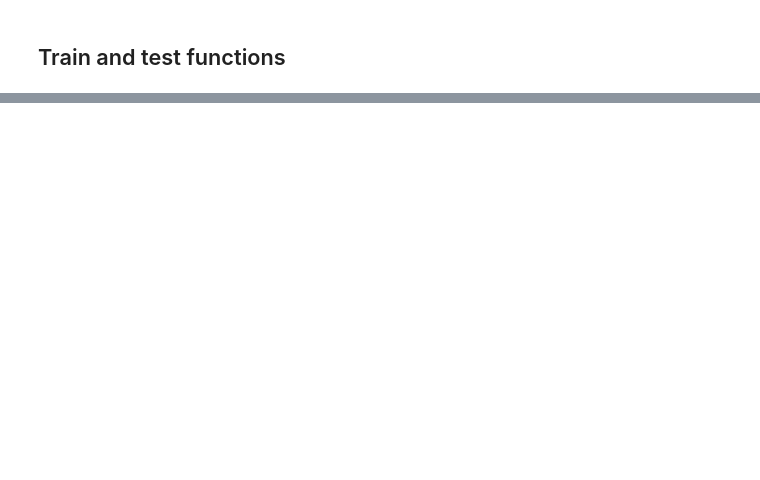
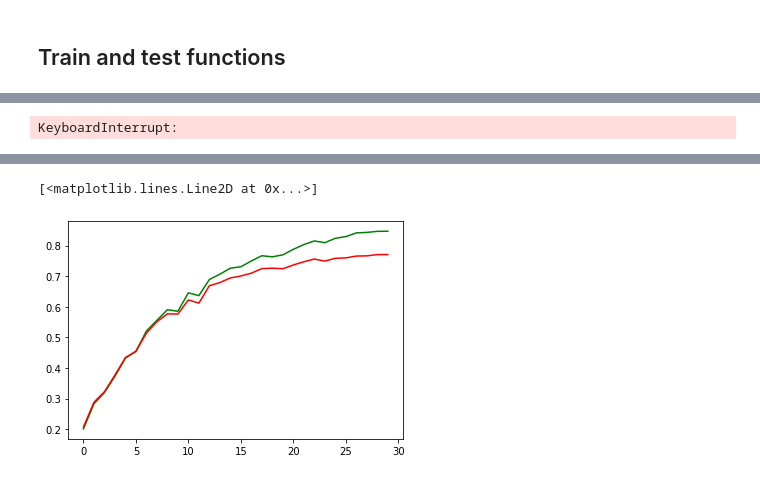
Before and after one commit to ThomScottW/CIFAR_CNNs, a Jupyter notebook: Experiments.ipynb, the cells around one changed output, grey strips where cells are left out. Drawn from its saved outputs; the diff is of its cells as text; code cells hidden in the pictures; blank space fills up the shorter version.

```diff
--- a/Experiments.ipynb
+++ b/Experiments.ipynb
@@ -300,0 +419,7 @@ train(CIFAR_Medium_CNN(), 20, 0.05, cifar_train_dl, cifar_test_dl)
+# %%
+train_accs, test_accs = train(CIFAR_Medium_BatchNorm_CNN(), 30, 0.05, cifar_train_dl, cifar_test_dl, scheduler=True)
+plt.plot(train_accs, c='green')
+plt.plot(test_accs, c='red')
+plt.show()
+# %% [output]
+KeyboardInterrupt:
@@ -301,2 +436,7 @@ train(CIFAR_Medium_CNN(), 20, 0.05, cifar_train_dl, cifar_test_dl)
 # %%
-train(CIFAR_Medium_BatchNorm_CNN(), 30, 0.05, cifar_train_dl, cifar_test_dl)
+train(CIFAR_High_CNN(), 30, 0.05, cifar_train_dl, cifar_test_dl, scheduler=True)
+# %%
+train_accs, test_accs = train(ConvNet(), 30, 0.05, cifar_train_dl, cifar_test_dl, scheduler=True)
+plt.plot(train_accs, c='green')
+plt.plot(test_accs, c='red')
+# %% [output]
@@ -302,0 +445,2 @@ train(CIFAR_Medium_BatchNorm_CNN(), 30, 0.05, cifar_train_dl, cifar_test_dl)
+[<matplotlib.lines.Line2D at 0x...>]
+[figure, added]
```
Also changed, not shown: parts of 20 cells of this notebook, 1 other file.
